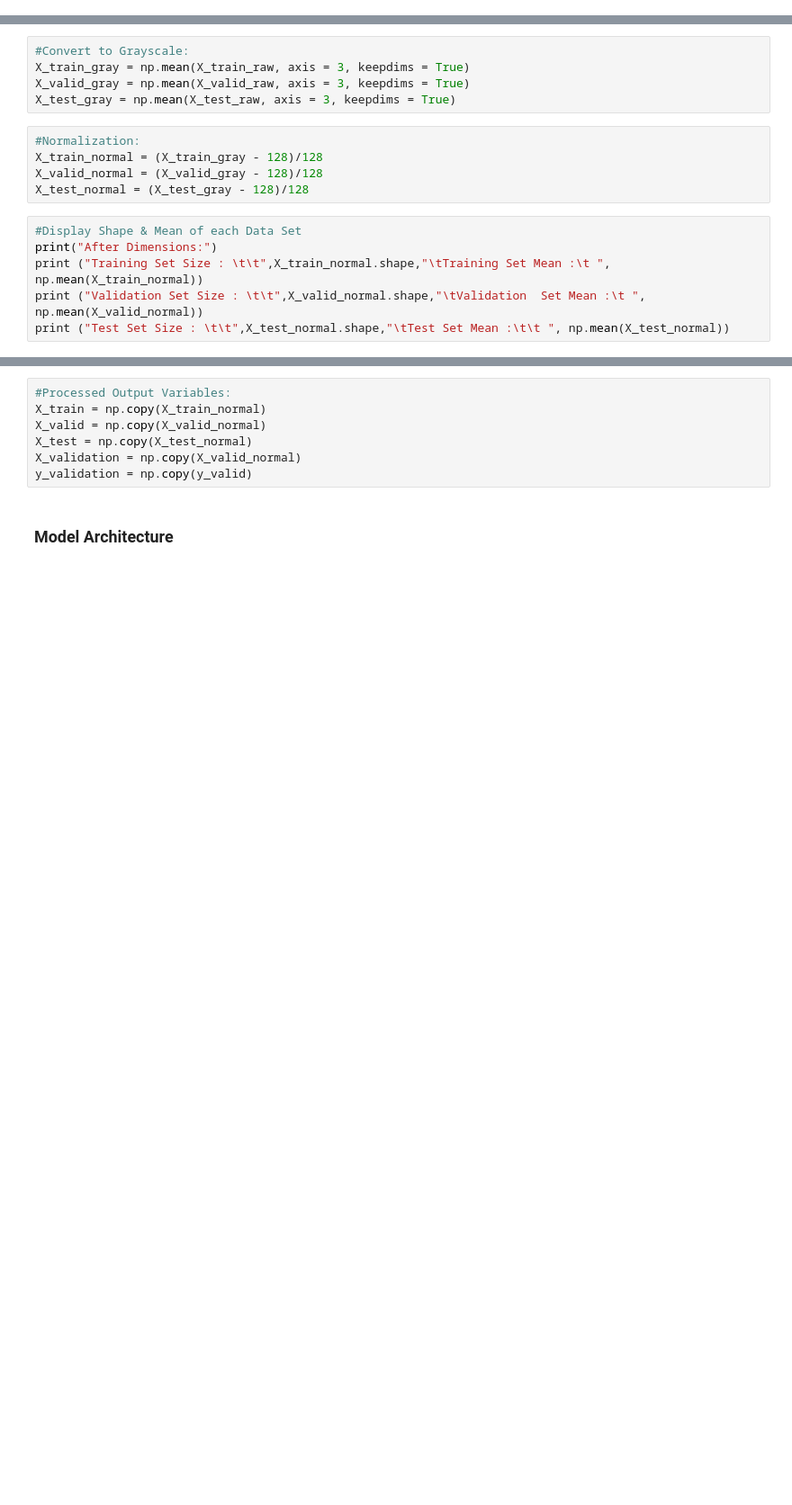
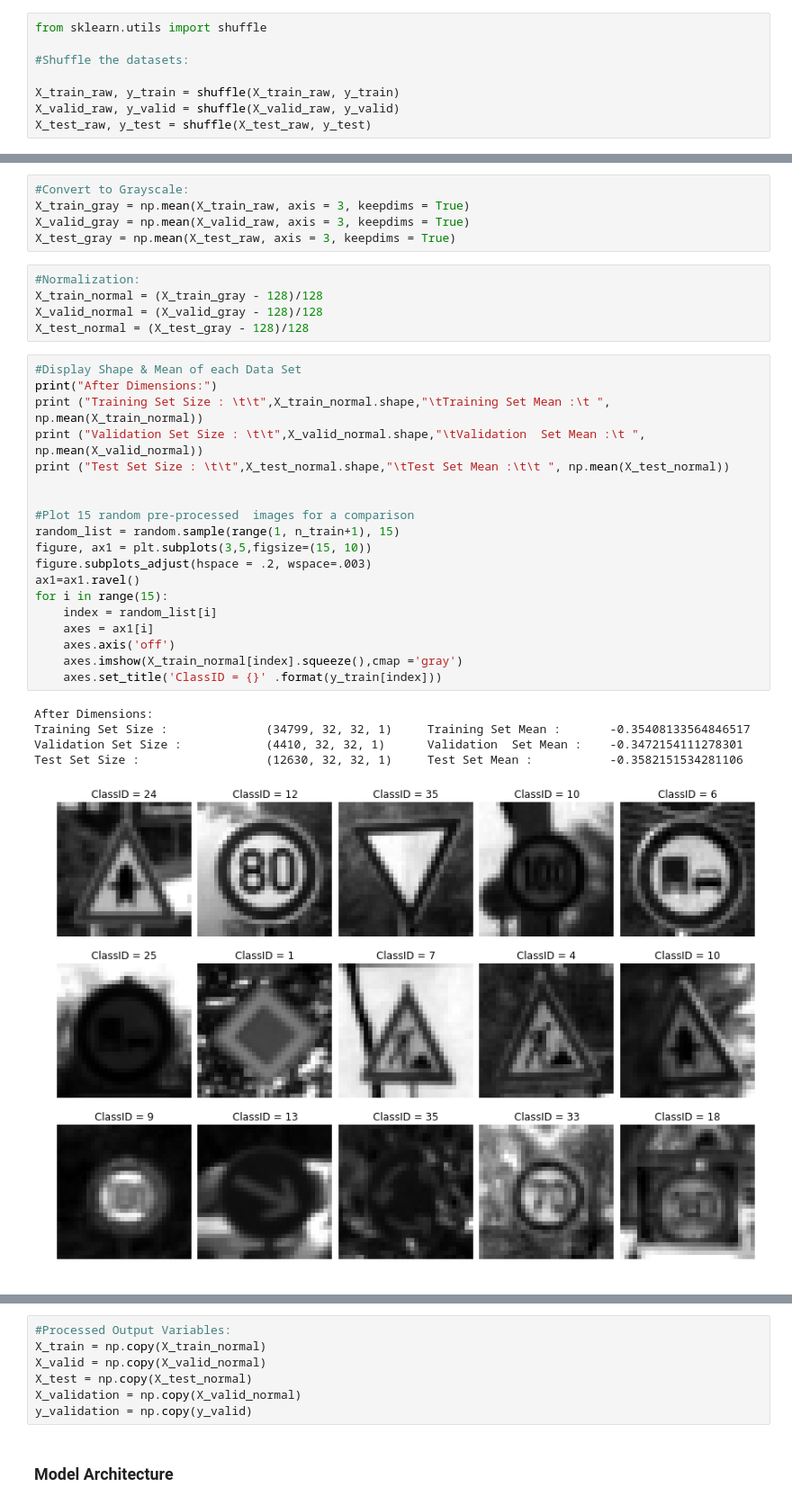
Before and after one commit to JamesDiDonato/CarND-P2, a Jupyter notebook: Traffic_Sign_Classifier.ipynb, the cells around one changed output, grey strips where cells are left out. Shown at 90% size. Cells and saved outputs as stored; diff of their text form; blank space fills up the shorter version.

```diff
--- a/Traffic_Sign_Classifier.ipynb
+++ b/Traffic_Sign_Classifier.ipynb
@@ -171 +177,9 @@ Use the code cell (or multiple code cells, if necessary) to implement the first
+# %%
+from sklearn.utils import shuffle
+
+#Shuffle the datasets:
+
+X_train_raw, y_train = shuffle(X_train_raw, y_train)
+X_valid_raw, y_valid = shuffle(X_valid_raw, y_valid)
+X_test_raw, y_test = shuffle(X_test_raw, y_test)
 # %%
@@ -197,6 +214,25 @@ X_test_normal = (X_test_gray - 128)/128
 # %%
 #Display Shape & Mean of each Data Set
 print("After Dimensions:")
 print ("Training Set Size : \t\t",X_train_normal.shape,"\tTraining Set Mean :\t ", np.mean(X_train_normal))
 print ("Validation Set Size : \t\t",X_valid_normal.shape,"\tValidation  Set Mean :\t ", np.mean(X_valid_normal))
 print ("Test Set Size : \t\t",X_test_normal.shape,"\tTest Set Mean :\t\t ", np.mean(X_test_normal))
+
+
+#Plot 15 random pre-processed  images for a comparison
+random_list = random.sample(range(1, n_train+1), 15)
+figure, ax1 = plt.subplots(3,5,figsize=(15, 10))
+figure.subplots_adjust(hspace = .2, wspace=.003)
+ax1=ax1.ravel()
+for i in range(15):
+    index = random_list[i]
+    axes = ax1[i]
+    axes.axis('off')
+    axes.imshow(X_train_normal[index].squeeze(),cmap ='gray')
+    axes.set_title('ClassID = {}' .format(y_train[index]))
+# %% [output]
+After Dimensions:
+Training Set Size :              (34799, 32, 32, 1)     Training Set Mean :       -0.35408133564846517
+Validation Set Size :            (4410, 32, 32, 1)      Validation  Set Mean :    -0.3472154111278301
+Test Set Size :                  (12630, 32, 32, 1)     Test Set Mean :           -0.3582151534281106
+[figure, added]
```
Also changed, not shown: parts of 20 cells of this notebook, 21 other files.
